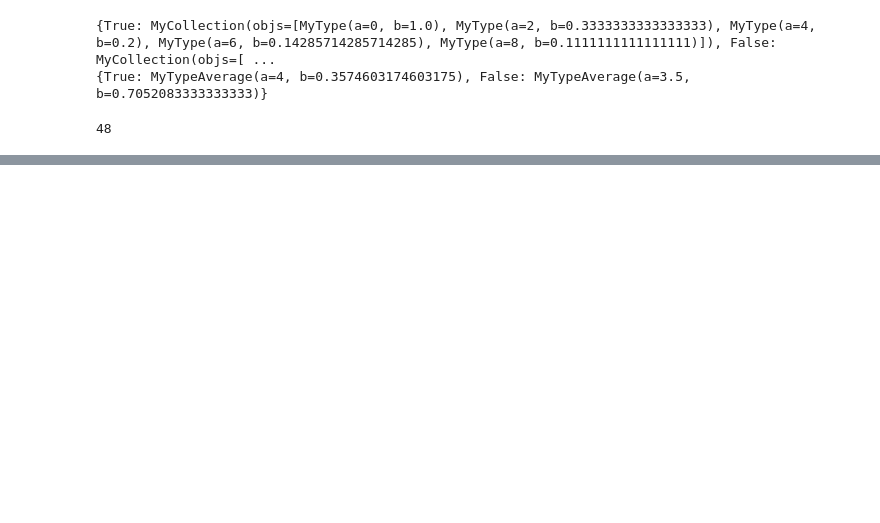
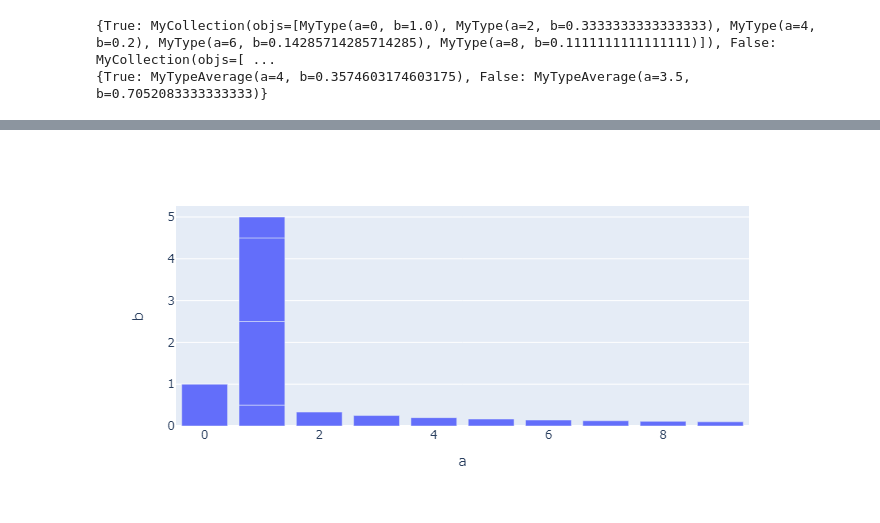
Before and after one commit to devincornell/devincornell.github.io, a Jupyter notebook: example_code/zen_of_data_science/dsp1_collections.ipynb, the cells around one changed output, grey strips where cells are left out. Drawn from its saved outputs; the diff is of its cells as text; code cells hidden in the pictures; blank space fills up the shorter version.

```diff
--- a/example_code/zen_of_data_science/dsp1_collections.ipynb
+++ b/example_code/zen_of_data_science/dsp1_collections.ipynb
@@ -114,6 +114,9 @@ class MyCollection:
     def math(self):
         return MyCollectionMath(self)
 
+    def plotter(self):
+        return MyCollectionPlotter.from_mycollection(self)
+
 class GroupedMyCollection(typing.Dict[typing.Hashable, MyCollection]):
     def average(self) -> typing.Dict[typing.Hashable, MyTypeAverage]:
         return {k:grp.average() for k,grp in self.items()}
@@ -128,6 +131,20 @@ class MyCollectionMath:
     def total_b(self) -> float:
         return sum([mt.b for mt in self.mc.objs])
 
+import plotly.express as px
+import pandas as pd
+
+@dataclasses.dataclass
+class MyCollectionPlotter:
+    df: pd.DataFrame
+
+    @classmethod
+    def from_mycollection(cls, mc: MyCollection):
+        df = pd.DataFrame([dataclasses.asdict(mt) for mt in mc])
+        return cls(df)
+
+    def bar(self):
+        return px.bar(self.df, x='a', y='b')
 
 MyCollection([])
 MyCollection()
@@ -149,7 +166,7 @@ mytypes.group_by_average(lambda mt: int(mt.a) % 2 == 0)
 mytypes.transform_to_two()
 mytypes.transform_parallelized()
 mytypes.math.total_a()
+mytypes.plotter().bar()
 # %% [output]
 {True: MyCollection(objs=[MyType(a=0, b=1.0), MyType(a=2, b=0.3333333333333333), MyType(a=4, b=0.2), MyType(a=6, b=0.14285714285714285), MyType(a=8, b=0.1111111111111111)]), False: MyCollection(objs=[ ...
 {True: MyTypeAverage(a=4, b=0.3574603174603175), False: MyTypeAverage(a=3.5, b=0.7052083333333333)}
-48
@@ -156,3 +174,4 @@ mytypes.math.total_a()
+[figure, added]
 # %%
 class MyCollectionExtended(typing.List[MyType]):
     @classmethod
```
Also changed, not shown: parts of 1 cell of this notebook, 3 other files.
